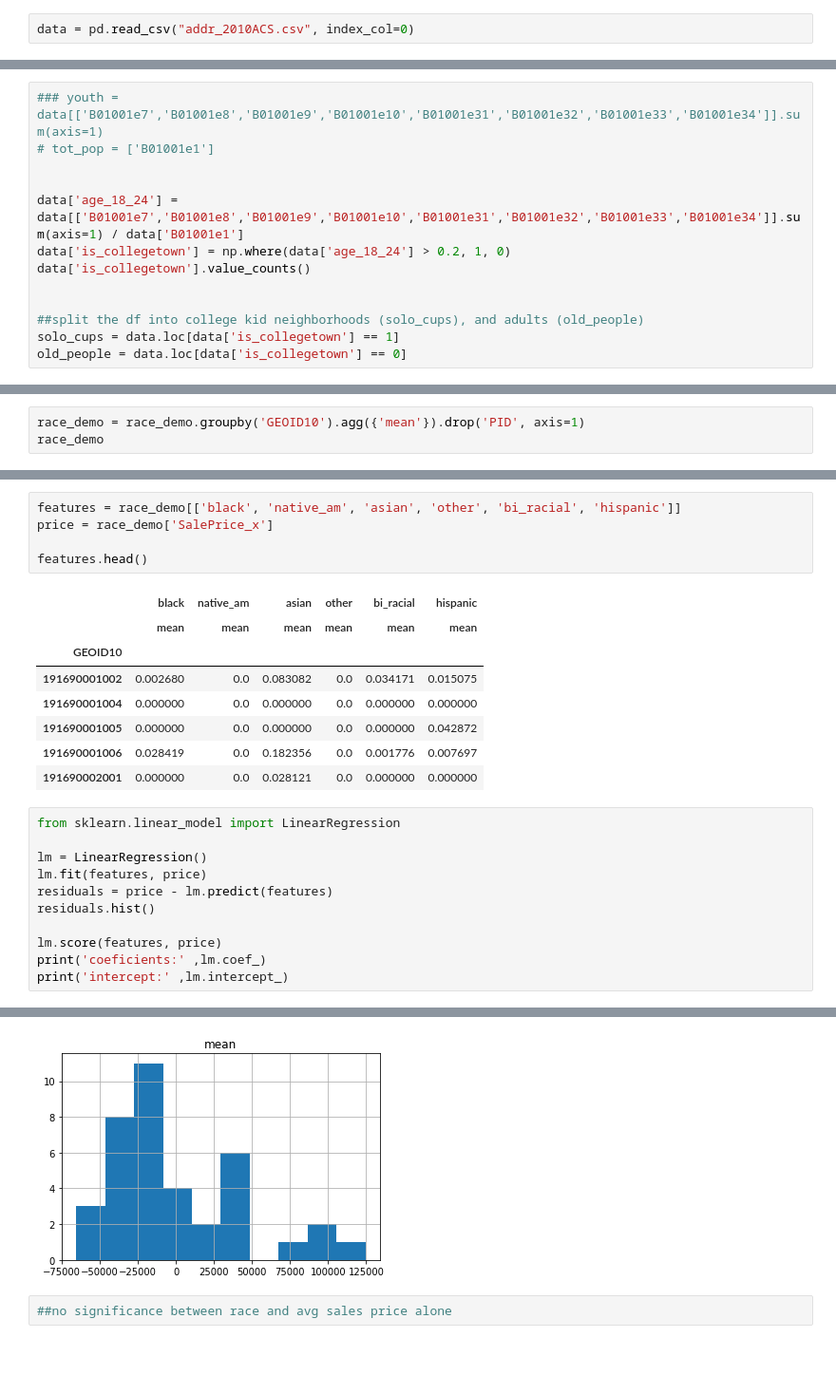
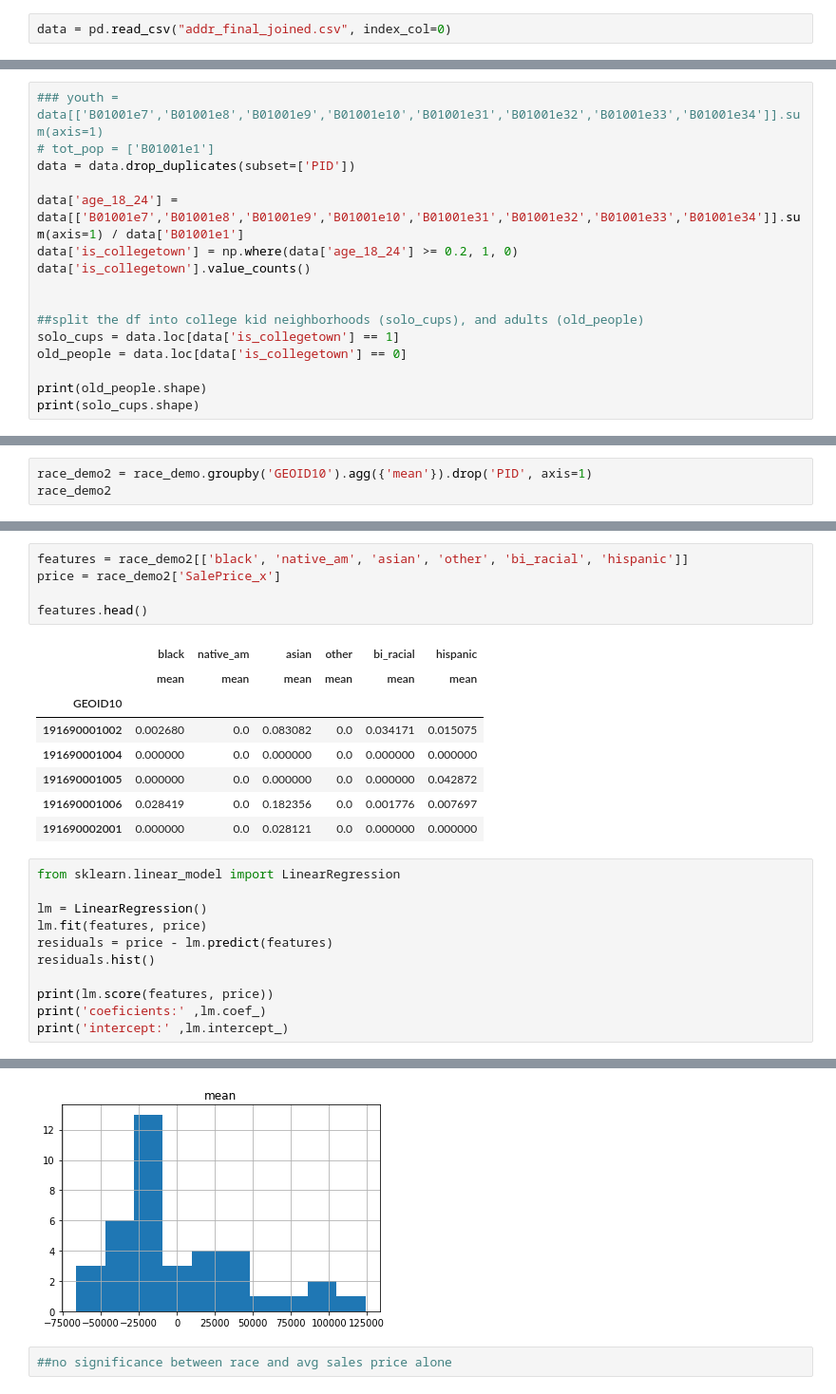
Before and after one commit to yanivyaffe/Ames_Iowa_ML_Project, a Jupyter notebook: PML Scrap.ipynb, the cells around one changed output, grey strips where cells are left out. Shown at 95% size. Drawn from its saved outputs; the diff is of its cells as text; blank space fills up the shorter version.

```diff
--- a/PML Scrap.ipynb
+++ b/PML Scrap.ipynb
@@ -89,3 +27,3 @@ Index(['GeoRefNo', 'Tier', 'Range', 'Prop_Addr', 'ZngCdPr', 'ZngCdSc',
 # %%
-data = pd.read_csv("addr_2010ACS.csv", index_col=0)
+data = pd.read_csv("addr_final_joined.csv", index_col=0)
 # %%
@@ -175,14 +101,17 @@ how_many_homes_in_cblocks['PID'].hist()
 # %%
 ### youth = data[['B01001e7','B01001e8','B01001e9','B01001e10','B01001e31','B01001e32','B01001e33','B01001e34']].sum(axis=1)
 # tot_pop = ['B01001e1']
-
+data = data.drop_duplicates(subset=['PID'])
 
 data['age_18_24'] = data[['B01001e7','B01001e8','B01001e9','B01001e10','B01001e31','B01001e32','B01001e33','B01001e34']].sum(axis=1) / data['B01001e1']
-data['is_collegetown'] = np.where(data['age_18_24'] > 0.2, 1, 0)
+data['is_collegetown'] = np.where(data['age_18_24'] >= 0.2, 1, 0)
 data['is_collegetown'].value_counts()
 
 
 ##split the df into college kid neighborhoods (solo_cups), and adults (old_people)
 solo_cups = data.loc[data['is_collegetown'] == 1]
 old_people = data.loc[data['is_collegetown'] == 0]
+
+print(old_people.shape)
+print(solo_cups.shape)
 # %% [output]
@@ -307,8 +216,8 @@ Try using .loc[row_indexer,col_indexer] = value instead
 
 See the caveats in the documentation: https://pandas.pydata.org/pandas-docs/stable/user_guide/indexing.html#returning-a-view-versus-a-copy
 # %%
-race_demo = race_demo.groupby('GEOID10').agg({'mean'}).drop('PID', axis=1)
-race_demo
+race_demo2 = race_demo.groupby('GEOID10').agg({'mean'}).drop('PID', axis=1)
+race_demo2
 # %% [output]
 |  | total | white | black | native_am | asian | nhopi | other | bi_racial | hispanic | SalePrice_x |
 |  | mean | mean | mean | mean | mean | mean | mean | mean | mean | mean |
@@ -347,6 +256,6 @@ race_demo.corr()
 # %%
-features = race_demo[['black', 'native_am', 'asian', 'other', 'bi_racial', 'hispanic']]
-price = race_demo['SalePrice_x']
+features = race_demo2[['black', 'native_am', 'asian', 'other', 'bi_racial', 'hispanic']]
+price = race_demo2['SalePrice_x']
 
 features.head()
 # %% [output]
@@ -366,7 +275,7 @@ lm.fit(features, price)
 residuals = price - lm.predict(features)
 residuals.hist()
 
-lm.score(features, price)
+print(lm.score(features, price))
 print('coeficients:' ,lm.coef_)
 print('intercept:' ,lm.intercept_)
 # %% [output]
@@ -376,4 +286,4 @@ intercept: [168554.46499469]
-[figure, old version]
+[figure, new version]
 # %%
 ##no significance between race and avg sales price alone
 # %%
```
Also changed, not shown: parts of 50 cells of this notebook, 2 other files.
